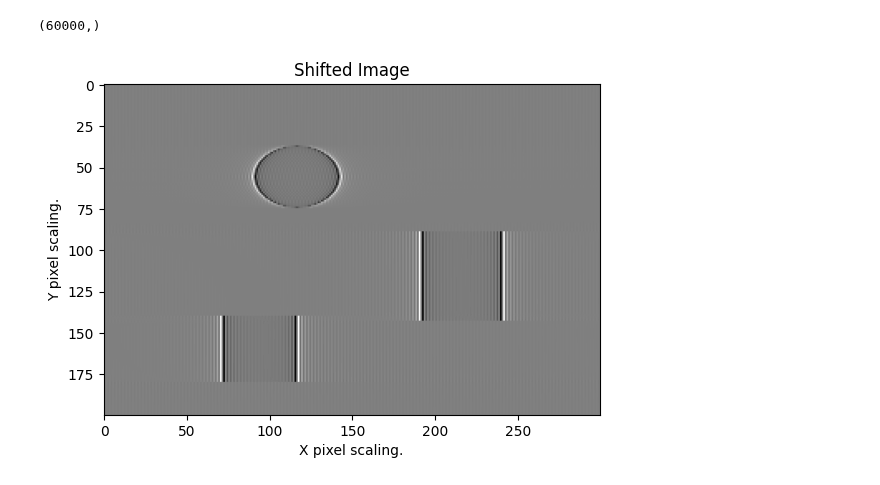
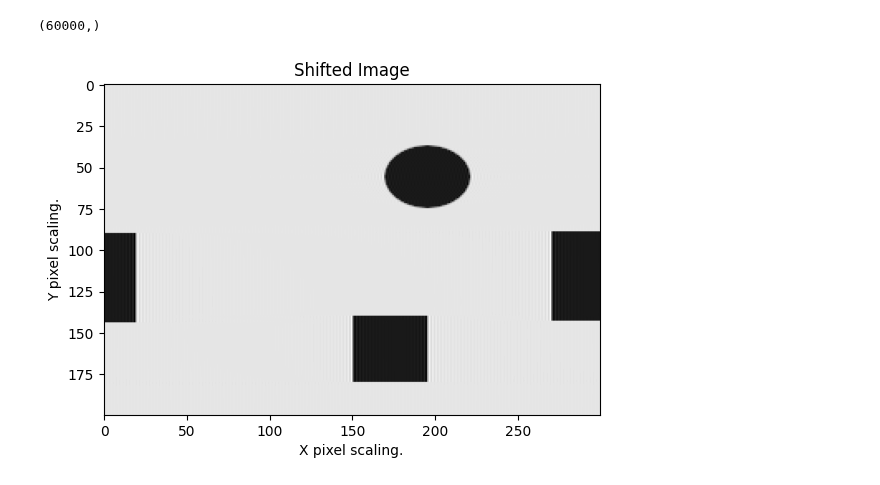
Before and after one commit to DylanReidRamelli/Bachelor-Project-2023, a Jupyter notebook: notebook/fourier_image.ipynb, the cells around one changed output. Saved outputs shown, nothing was run; the diff lists cells and outputs as text; code cells hidden in the pictures.

```diff
--- a/notebook/fourier_image.ipynb
+++ b/notebook/fourier_image.ipynb
@@ -7,6 +7,9 @@ from scipy.signal.windows import lanczos
 data = np.fromfile("../Images/data_rectangle.raw", dtype=np.float32)
 
 # data = np.reshape(data, (200,300))
+
+NX = 200
+NY = 300
 
 print(data.shape)
 
@@ -18,41 +21,42 @@ G = np.zeros(N, dtype=complex)
 G = np.fft.fft(data)
 # print(G)
 
-delta = 45.5
+delta = 45
+
+a = np.tan(np.deg2rad(delta)/2)
 
 N_prime = N if N % 2 == 0 else N+1
 for k in range(0,int(N_prime/2)):
-    G[k] = np.exp(-2j * np.pi * delta * k / N) * G[k]
+    G[k] = np.exp(-2j * np.pi * a * k / N) * G[k]
 for k in range(int(N_prime/2), N):
-    G[k] = np.exp(-2j * np.pi * delta * (k - N) / N) * G[k]
+    G[k] = np.exp(-2j * np.pi * a * (k - N) / N) * G[k]
 
 for k in range(0,N):
     if N % 2 == 0 and k == N/2:
-        G[k] = np.exp(1j*np.pi * (delta % 1)) * G[k]
-    else:
-        G[k] = G[k]
+        ambiguous = np.exp(-2j * (N//2) / N * np.pi * a)
+        G[k] = 0.5 * (ambiguous + 1/ambiguous)
 
 
 # window = lanczos(N,sym=False)
 
 # G *= window
 
 
 final_output = np.zeros(N, dtype=complex)
 # final_output = np.fft.ifft2(G)
 final_output = np.fft.ifft(G)
 
 # final_output = np.reshape(final_output.real,(200,300))
 
 plt.title("Shifted Image")
 plt.xlabel("X pixel scaling.")
 plt.ylabel("Y pixel scaling.")
 final_output = np.reshape(final_output, (200,300))
 
 # Visualize the data as an image
 plt.imshow(final_output.real, cmap='gray')
 # plt.imshow(np.reshape(data, (200,300)), cmap='gray')
 plt.show()
 # %% [output]
 (60000,)
-[figure, old version]
+[figure, new version]
```
Also changed, not shown: 7 other files.
